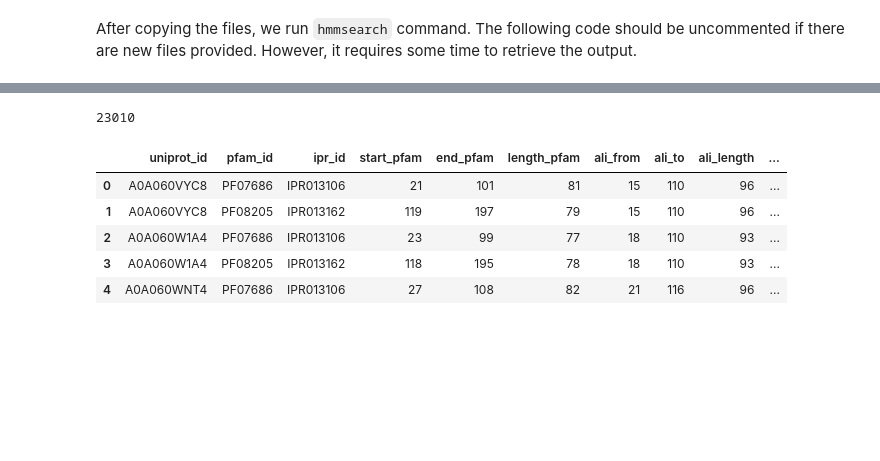
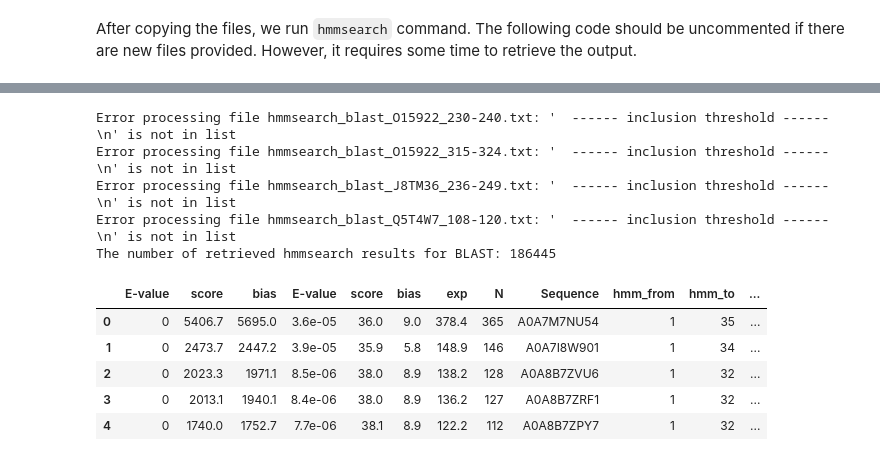
Before and after one commit to AlyaHarvelle/HMMER, a Jupyter notebook: hmm_preprocessing.ipynb, the cells around one changed output, grey strips where cells are left out. Cells and saved outputs as stored; diff of their text form; code cells hidden in the pictures; blank space fills up the shorter version.

```diff
--- a/hmm_preprocessing.ipynb
+++ b/hmm_preprocessing.ipynb
@@ -439,23 +134,0 @@ pfam_rp_75[pfam_rp_75['overl_len'] != 0]
-# %%
-# Combine all pfam results (RP 75%)
-pfam_path = f'{directory}/results/pfam/pfam_overlap/rp_75'
-dataframes = []
-
-for filename in os.listdir(pfam_path):
-    if filename.endswith('.csv'):
-        file_path = os.path.join(pfam_path, filename)
-        df = pd.read_csv(file_path)
-        dataframes.append(df)
-
-pfam_hmm_rp_75_1 = pd.concat(dataframes, ignore_index=True)
-pfam_hmm_rp_75_1.to_csv('results/pfam/pfam_hmm_rp_75_1.csv', index=False)
-print(len(pfam_hmm_rp_75_1))
-pfam_hmm_rp_75_1.head()
-# %% [output]
-23010
-|  | uniprot_id | pfam_id | ipr_id | start_pfam | end_pfam | length_pfam | ali_from | ali_to | ali_length | ... |
-| 0 | A0A060VYC8 | PF07686 | IPR013106 | 21 | 101 | 81 | 15 | 110 | 96 | ... |
-| 1 | A0A060VYC8 | PF08205 | IPR013162 | 119 | 197 | 79 | 15 | 110 | 96 | ... |
-| 2 | A0A060W1A4 | PF07686 | IPR013106 | 23 | 99 | 77 | 18 | 110 | 93 | ... |
-| 3 | A0A060W1A4 | PF08205 | IPR013162 | 118 | 195 | 78 | 18 | 110 | 93 | ... |
-| 4 | A0A060WNT4 | PF07686 | IPR013106 | 27 | 108 | 82 | 21 | 116 | 96 | ... |
@@ -461,0 +200,48 @@ pfam_hmm_rp_75_1.head()
+# %%
+# Preprocess hmmsearch results - BLAST
+hmmsearch_dir_blast = '{}/results/hmms/hmmsearch/blast'.format(directory)
+hmmsearch_dir_blast_prepr_output = '{}/results/hmms/hmmsearch/blast/hmmsearch_df'.format(directory)
+
+blast_results_list = []
+
+for filename in os.listdir(hmmsearch_dir_blast):
+    if filename.endswith('.txt'):
+        file_path = os.path.join(hmmsearch_dir_blast, filename)
+        parts = filename.split('_')
+        protein_id = '{}_{}'.format(parts[2], parts[3].split(".")[0])
+        try:
+            blast_stat = process_hmmsearch_file(file_path)
+            blast_reg = extract_table_from_output(file_path)
+            blast_result = pd.merge(blast_stat, blast_reg, left_on='Sequence', right_on='id', how='inner')
+            blast_result = blast_result.drop(columns=['Description', 'id'])
+
+            # Save individual DataFrames to a list
+            blast_results_list.append(blast_result)
+
+            # Save the DataFrame to a CSV file
+            output_file = os.path.join(hmmsearch_dir_blast_prepr_output, 'hmmsearch_blast_df_{}.csv'.format(protein_id))
+            blast_result.to_csv(output_file, index=False)
+
+        except ValueError as e:
+            print('Error processing file {}: {}'.format(filename, e))
+
+# Merge all DataFrames into one
+hmmsearch_results_blast = pd.concat(blast_results_list, ignore_index=True)
+
+# Save the merged DataFrame to a CSV file
+merged_output_file = os.path.join('{}/results/hmms/hmmsearch/'.format(directory), 'hmmsearch_results_blast.csv')
+hmmsearch_results_blast.to_csv(merged_output_file, index=False)
+print('The number of retrieved hmmsearch results for BLAST: {}'.format(len(hmmsearch_results_blast)))
+hmmsearch_results_blast.head()
+# %% [output]
+Error processing file hmmsearch_blast_O15922_230-240.txt: '  ------ inclusion threshold ------\n' is not in list
+Error processing file hmmsearch_blast_O15922_315-324.txt: '  ------ inclusion threshold ------\n' is not in list
+Error processing file hmmsearch_blast_J8TM36_236-249.txt: '  ------ inclusion threshold ------\n' is not in list
+Error processing file hmmsearch_blast_Q5T4W7_108-120.txt: '  ------ inclusion threshold ------\n' is not in list
+The number of retrieved hmmsearch results for BLAST: 186445
+|  | E-value | score | bias | E-value | score | bias | exp | N | Sequence | hmm_from | hmm_to | ... |
+| 0 | 0 | 5406.7 | 5695.0 | 3.6e-05 | 36.0 | 9.0 | 378.4 | 365 | A0A7M7NU54 | 1 | 35 | ... |
+| 1 | 0 | 2473.7 | 2447.2 | 3.9e-05 | 35.9 | 5.8 | 148.9 | 146 | A0A7I8W901 | 1 | 34 | ... |
+| 2 | 0 | 2023.3 | 1971.1 | 8.5e-06 | 38.0 | 8.9 | 138.2 | 128 | A0A8B7ZVU6 | 1 | 32 | ... |
+| 3 | 0 | 2013.1 | 1940.1 | 8.4e-06 | 38.0 | 8.9 | 136.2 | 127 | A0A8B7ZRF1 | 1 | 32 | ... |
+| 4 | 0 | 1740.0 | 1752.7 | 7.7e-06 | 38.1 | 8.9 | 122.2 | 112 | A0A8B7ZPY7 | 1 | 32 | ... |
```
Also changed, not shown: parts of 54 cells of this notebook.
